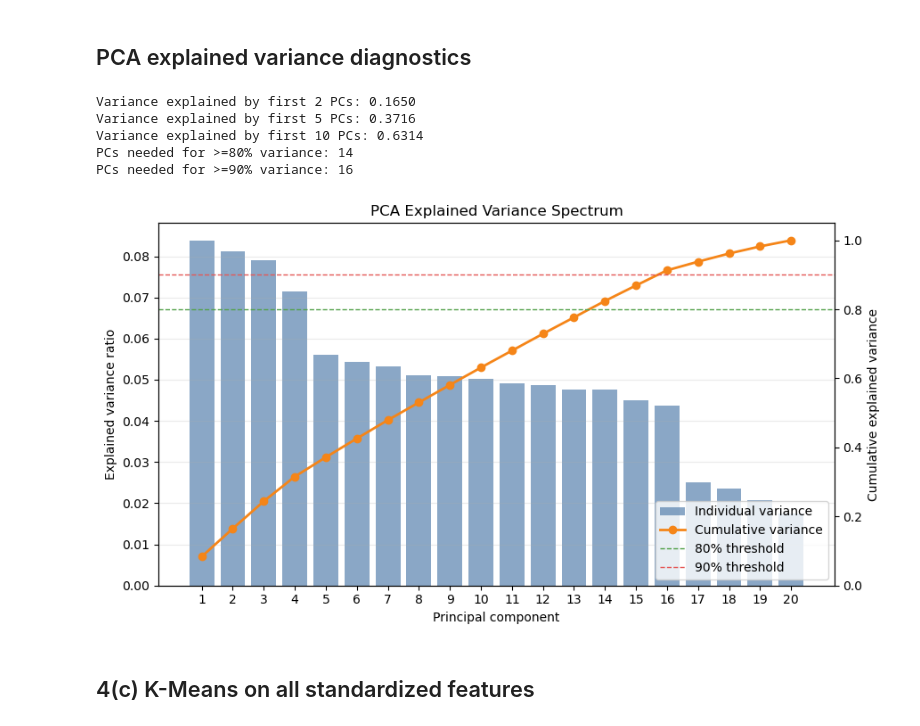
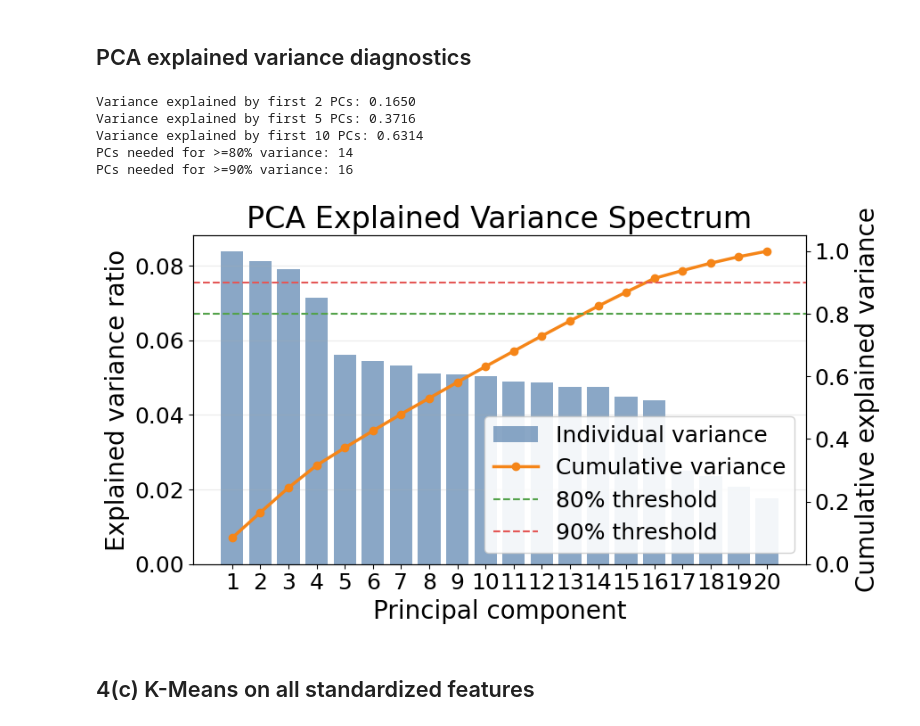
Before and after one commit to RaisoLiu/DM2026-Assignment-2, a Jupyter notebook: Q4_PCA_KMeans.ipynb, the cells around one changed output. Cells and saved outputs as stored; diff of their text form; code cells hidden in the pictures.

```diff
--- a/Q4_PCA_KMeans.ipynb
+++ b/Q4_PCA_KMeans.ipynb
@@ -63,42 +95,44 @@ explained = pca_full.explained_variance_ratio_
 cumulative = np.cumsum(explained)
 
 n80 = int(np.searchsorted(cumulative, 0.80) + 1)
 n90 = int(np.searchsorted(cumulative, 0.90) + 1)
 print(f'Variance explained by first 2 PCs: {cumulative[1]:.4f}')
 print(f'Variance explained by first 5 PCs: {cumulative[4]:.4f}')
 print(f'Variance explained by first 10 PCs: {cumulative[9]:.4f}')
 print(f'PCs needed for >=80% variance: {n80}')
 print(f'PCs needed for >=90% variance: {n90}')
 
 fig, ax1 = plt.subplots(figsize=(9, 5))
 pcs = np.arange(1, len(explained) + 1)
 ax1.bar(pcs, explained, alpha=0.65, color='#4c78a8', label='Individual variance')
-ax1.set_xlabel('Principal component')
-ax1.set_ylabel('Explained variance ratio')
+ax1.set_xlabel('Principal component', fontsize=20)
+ax1.set_ylabel('Explained variance ratio', fontsize=20)
 ax1.set_xticks(pcs)
+ax1.tick_params(axis='both', labelsize=18)
 ax1.grid(True, alpha=0.25, axis='y')
 
 ax2 = ax1.twinx()
-ax2.plot(pcs, cumulative, color='#f58518', marker='o', linewidth=2, label='Cumulative variance')
-ax2.axhline(0.80, color='#54a24b', linestyle='--', linewidth=1, label='80% threshold')
-ax2.axhline(0.90, color='#e45756', linestyle='--', linewidth=1, label='90% threshold')
-ax2.set_ylabel('Cumulative explained variance')
+ax2.plot(pcs, cumulative, color='#f58518', marker='o', linewidth=2.5, label='Cumulative variance')
+ax2.axhline(0.80, color='#54a24b', linestyle='--', linewidth=1.5, label='80% threshold')
+ax2.axhline(0.90, color='#e45756', linestyle='--', linewidth=1.5, label='90% threshold')
+ax2.set_ylabel('Cumulative explained variance', fontsize=20)
 ax2.set_ylim(0, 1.05)
+ax2.tick_params(axis='both', labelsize=18)
 
 handles1, labels1 = ax1.get_legend_handles_labels()
 handles2, labels2 = ax2.get_legend_handles_labels()
-ax2.legend(handles1 + handles2, labels1 + labels2, loc='lower right')
-plt.title('PCA Explained Variance Spectrum')
+ax2.legend(handles1 + handles2, labels1 + labels2, loc='lower right', fontsize=18, framealpha=0.9)
+plt.title('PCA Explained Variance Spectrum', fontsize=24)
 plt.tight_layout()
 plt.savefig('report/figures/q4_pca_variance.png', dpi=150, bbox_inches='tight')
 plt.show()
 # %% [output]
 Variance explained by first 2 PCs: 0.1650
 Variance explained by first 5 PCs: 0.3716
 Variance explained by first 10 PCs: 0.6314
 PCs needed for >=80% variance: 14
 PCs needed for >=90% variance: 16
-[figure, old version]
+[figure, new version]
 # %% [markdown]
 ## 4(c) K-Means on all standardized features
 # %%
```
Also changed, not shown: parts of 2 cells of this notebook, 32 other files.
